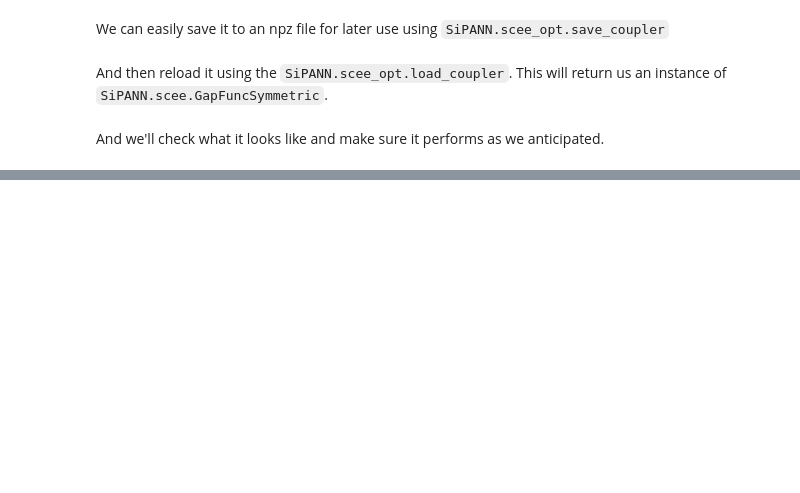
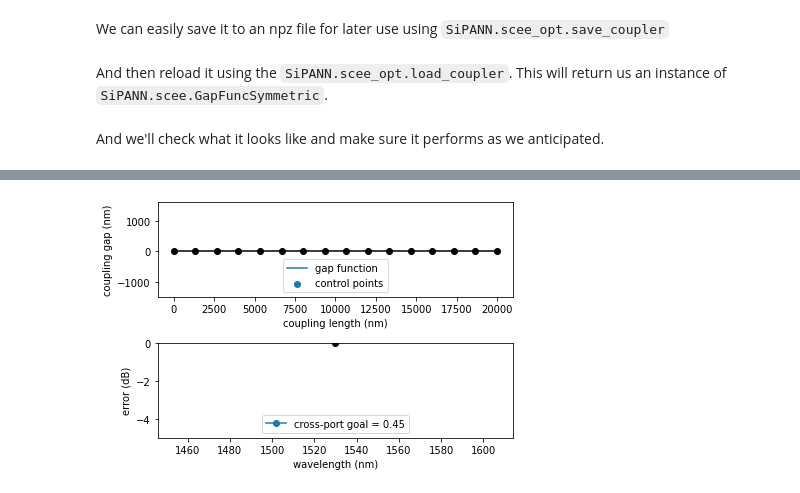
Before and after one commit to BYUCamachoLab/SiPANN, a Jupyter notebook: examples/Tutorials/InverseDesign.ipynb, the cells around one changed output, grey strips where cells are left out. Drawn from its saved outputs; the diff is of its cells as text; code cells hidden in the pictures; blank space fills up the shorter version.

```diff
--- a/examples/Tutorials/InverseDesign.ipynb
+++ b/examples/Tutorials/InverseDesign.ipynb
@@ -66,0 +80,9 @@ If you'd like this tutorial as a jupyter notebook, it can be found on github, [h
+# %%
+width = 500
+thickness = 220
+coupler, gap_pts, length = scee_opt.make_coupler(goalK=.45, verbose=1,
+                                                 width=width, thickness=thickness, maxiter=30000,
+                                                 waveN=1, waveStart=1530, waveStop=1530)
+scee_opt.save_coupler(width, thickness, gap_pts, length, "split_45_55_1530.npz")
+# %% [output]
+[figure, added]
```
Also changed, not shown: parts of 11 cells of this notebook, 7 other files.
